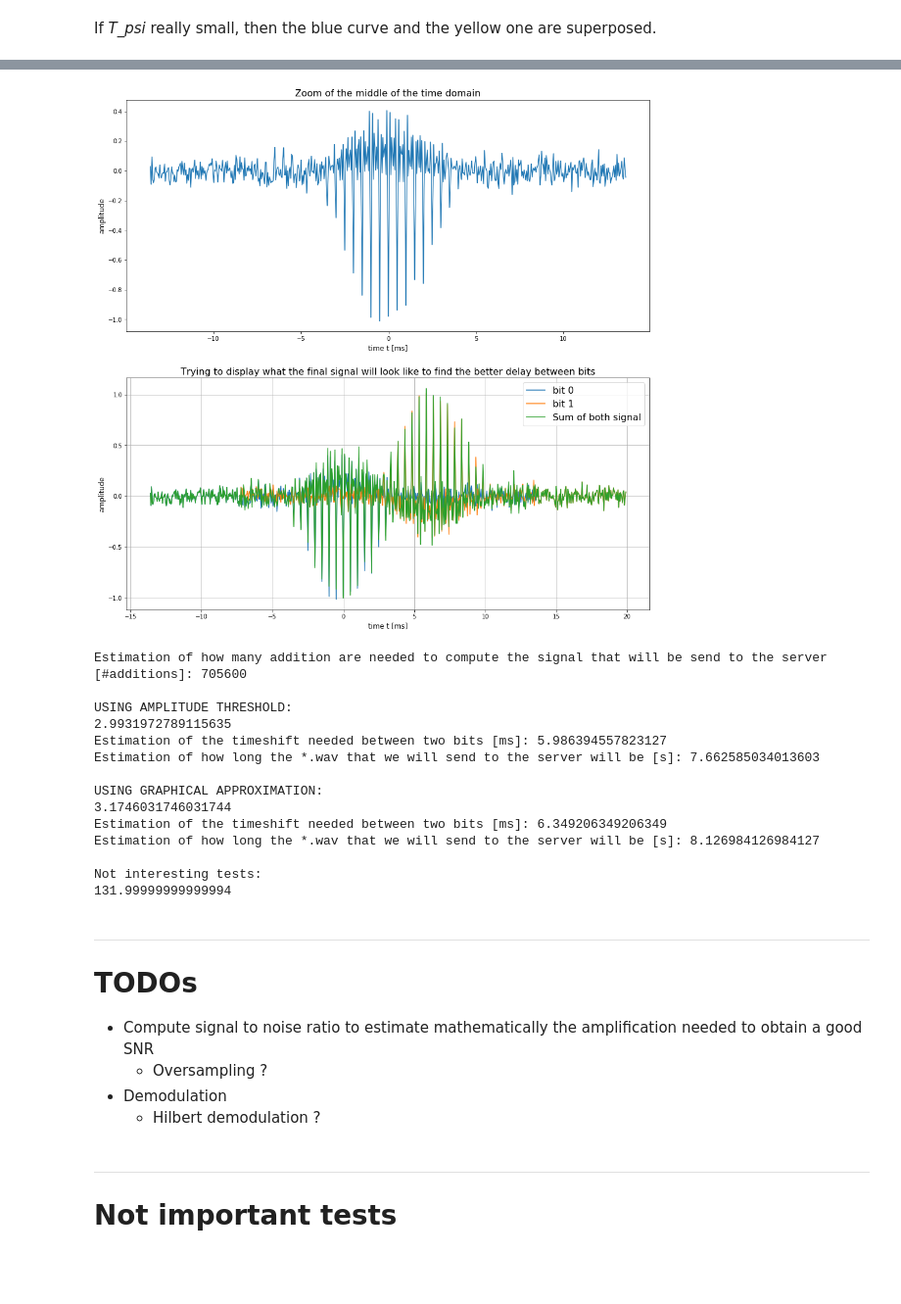
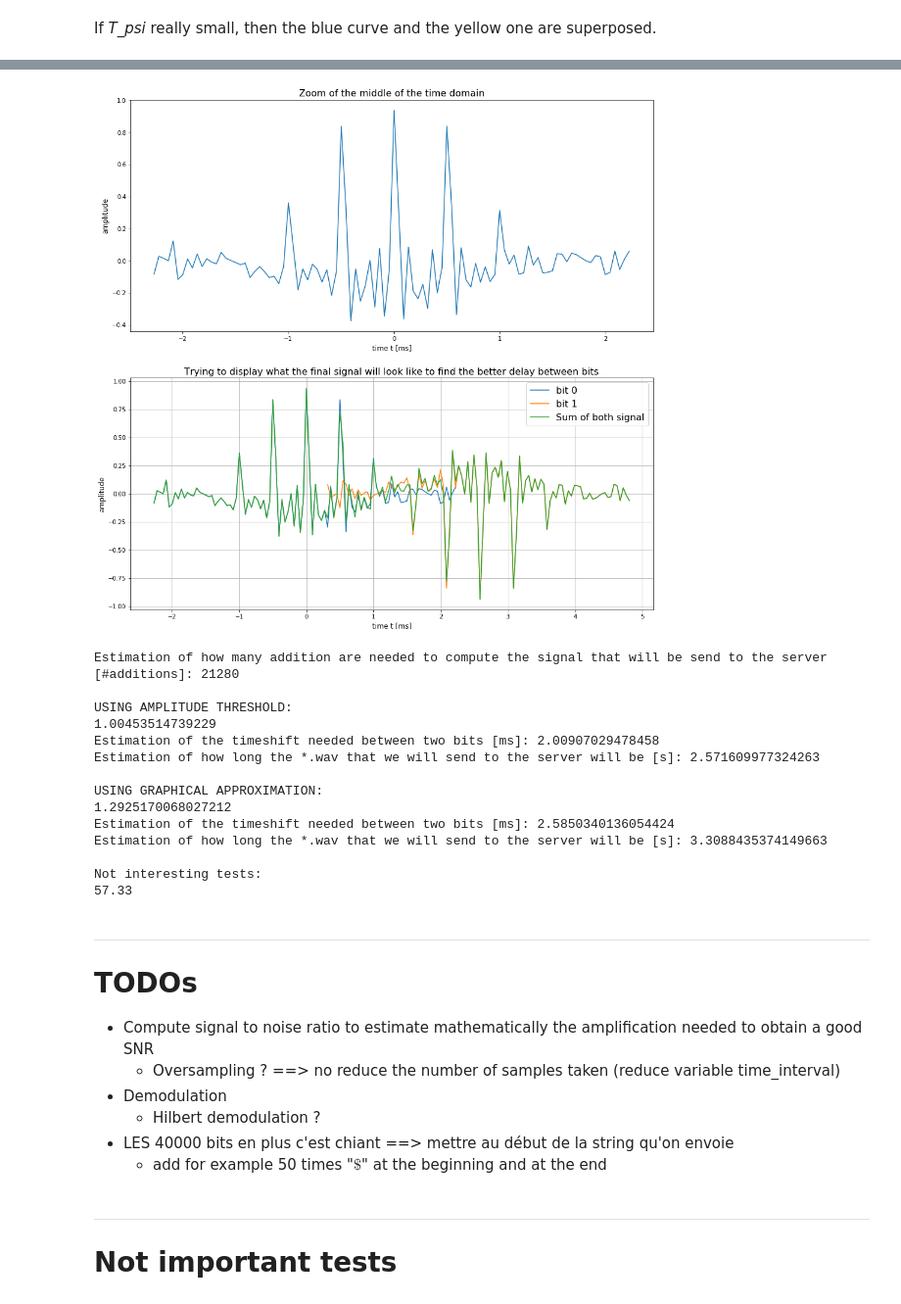
Before and after one commit to Dreyvor/Project_PDC, a Jupyter notebook: signal_conception.ipynb, the cells around one changed output, grey strips where cells are left out. Shown: that part at 98% size. Cells and saved outputs as stored; diff of their text form; code cells hidden in the pictures; blank space fills up the shorter version.

Commit message:
Before questions to assisstants

```diff
--- a/signal_conception.ipynb
+++ b/signal_conception.ipynb
@@ -40,7 +42,7 @@ To observe what we have for our $\psi$ function.
 # %%
 beta = 1/2.0
 #T_psi : good values begin at 1/400 and its better if we
-T_psi = 1/400.0 # we want it small (try to play with and see) but be careful aliasing when we add 4 modulated version of it
+T_psi = 1/600.0 # we want it small (try to play with and see) but be careful aliasing when we add 4 modulated version of it
 print("The frequency-band will have a width of:",1/T_psi,"Hz until 1/2T (see p. 171)")
 
 def psi(t):
@@ -83,10 +85,10 @@ If *T_psi* really small, then the blue curve and the yellow one are superposed.
 
 ff = 2000 # frequency of the signal in Hz
 #Fs = 8.0 * ff + (1.55/T_psi)  # sampling rate /!\ Choose a factor which respect the sampling theorem (>=2*4 + a little bit to avoid aliasing in freq domain)
-oversampling_factor = 5
-Fs= oversampling_factor * 22050 #Don't change, it 's fixed in the pdf
+oversampling_factor = 1 #Don't oversampling please =)
+Fs = oversampling_factor * 22050 #Don't change, it 's fixed in the pdf
 Ts = 1.0/Fs # sampling interval
-time_interval = 0.1
+time_interval = 0.003
 t = np.arange(-time_interval, time_interval, Ts) # time vector
 
 amplitude = 1
@@ -96,7 +98,7 @@ y_base = amplitude * psi(t)
 y = y_base * np.cos(2*np.pi*ff*t) + y_base * np.cos(2*2*np.pi*ff*t) + y_base * np.cos(3*2*np.pi*ff*t) + y_base * np.cos(4*2*np.pi*ff*t)
 
 #Try solution to compensate the clip between [-1,1]
-ymax = np.max(y)
+ymax = np.max(np.abs(y))
 y /= ymax
 
 #clip values to [-1,1] (thanks PDF...)
@@ -135,39 +137,39 @@ number of sample needed: 22050
 # %%
-sample_interval = 300
+sample_interval = int(min(n/2, 50))
 test = y[len(y)//2-sample_interval:len(y)//2+sample_interval]
 
-delay = 140 # number of sample that we wait before sending the second bit
+delay = int(min(n/2, 57)) # number of sample that we wait before sending the second bit
 
-bit0 = -1
-bit1 = 1
+bit0 = 1
+bit1 = -1
 
 sum = [0 for i in range(len(test) + delay)]
 for i in range(len(sum)):
     j = i-delay
     if (i < len(test)):
         sum[i] += bit0 * test[i]
     if (j >= 0):
         sum[i] += bit1 * test[j]
 
 plt.figure(figsize=(16,16))
 plt.grid(b=True)
 plt.subplot(211)
 plt.plot([(i-sample_interval)*1E3*Ts for i in range(len(test))], bit0 * test)
 plt.title("Zoom of the middle of the time domain",fontsize=16)
 plt.xlabel("time t [ms]", fontsize=12)
 plt.ylabel("amplitude",fontsize=12)
 plt.subplot(212)
 plt.plot([(i-sample_interval)*1E3*Ts for i in range(len(test))], bit0 * test,
          [(i+delay-sample_interval)*1E3*Ts for i in range(len(test))], bit1 * test,
          [(i-sample_interval)*1E3*Ts for i in range(len(sum))], sum)
 plt.title("Trying to display what the final signal will look like to find the better delay between bits",fontsize=16)
 plt.xlabel("time t [ms]", fontsize=12)
 plt.ylabel("amplitude",fontsize=12)
 plt.legend(["bit 0", "bit 1", "Sum of both signal"], fontsize=16)
 plt.grid()
 plt.show()
 # %% [output]
-[figure, old version]
+[figure, new version]
 # %%
 print("Estimation of how many addition are needed to compute the signal that will be send to the server [#additions]:", n*160)
 
@@ -187,31 +189,33 @@ print("Estimation of how long the *.wav that we will send to the server will be
 print("\nNot interesting tests:")
 
 #transform time to a number of sample. Used to find a delay approximation by the graphical way
-time_to_transform = 2.9931972789115635
+time_to_transform = 1.3
 print(2*(time_to_transform/Ts*1E-3))
 # %% [output]
-Estimation of how many addition are needed to compute the signal that will be send to the server [#additions]: 705600
+Estimation of how many addition are needed to compute the signal that will be send to the server [#additions]: 21280
 
 USING AMPLITUDE THRESHOLD:
-2.9931972789115635
-Estimation of the timeshift needed between two bits [ms]: 5.986394557823127
-Estimation of how long the *.wav that we will send to the server will be [s]: 7.662585034013603
+1.00453514739229
+Estimation of the timeshift needed between two bits [ms]: 2.00907029478458
+Estimation of how long the *.wav that we will send to the server will be [s]: 2.571609977324263
 
 USING GRAPHICAL APPROXIMATION:
-3.1746031746031744
-Estimation of the timeshift needed between two bits [ms]: 6.349206349206349
-Estimation of how long the *.wav that we will send to the server will be [s]: 8.126984126984127
+1.2925170068027212
+Estimation of the timeshift needed between two bits [ms]: 2.5850340136054424
+Estimation of how long the *.wav that we will send to the server will be [s]: 3.3088435374149663
 
 Not interesting tests:
-131.99999999999994
+57.33
 # %% [markdown]
 ---
 # TODOs
 
 * Compute signal to noise ratio to estimate mathematically the amplification needed to obtain a good SNR
-    * Oversampling ?
+    * Oversampling ?  ==> no reduce the number of samples taken (reduce variable time_interval)
 * Demodulation
     * Hilbert demodulation ?
+* LES 40000 bits en plus c'est chiant ==> mettre au début de la string qu'on envoie
+    * add for example 50 times "$\$$" at the beginning and at the end
 # %% [markdown]
 ---
 # Not important tests
```
Also changed, not shown: parts of 4 cells of this notebook.
